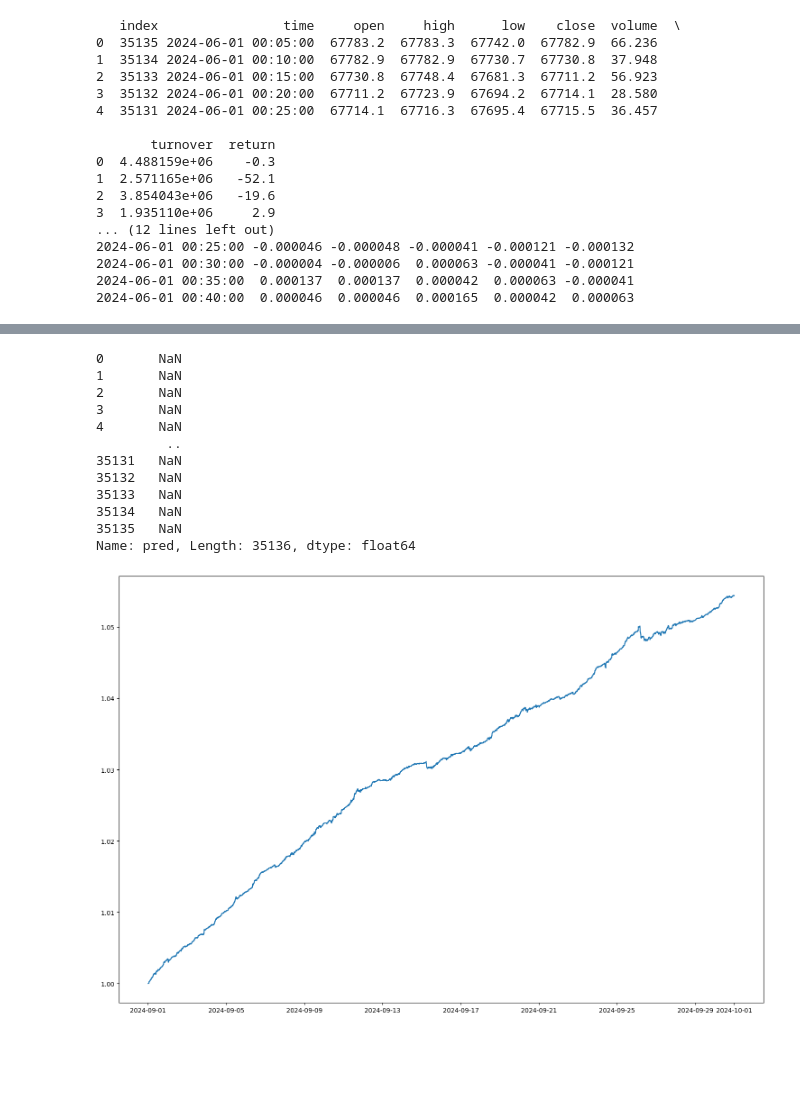
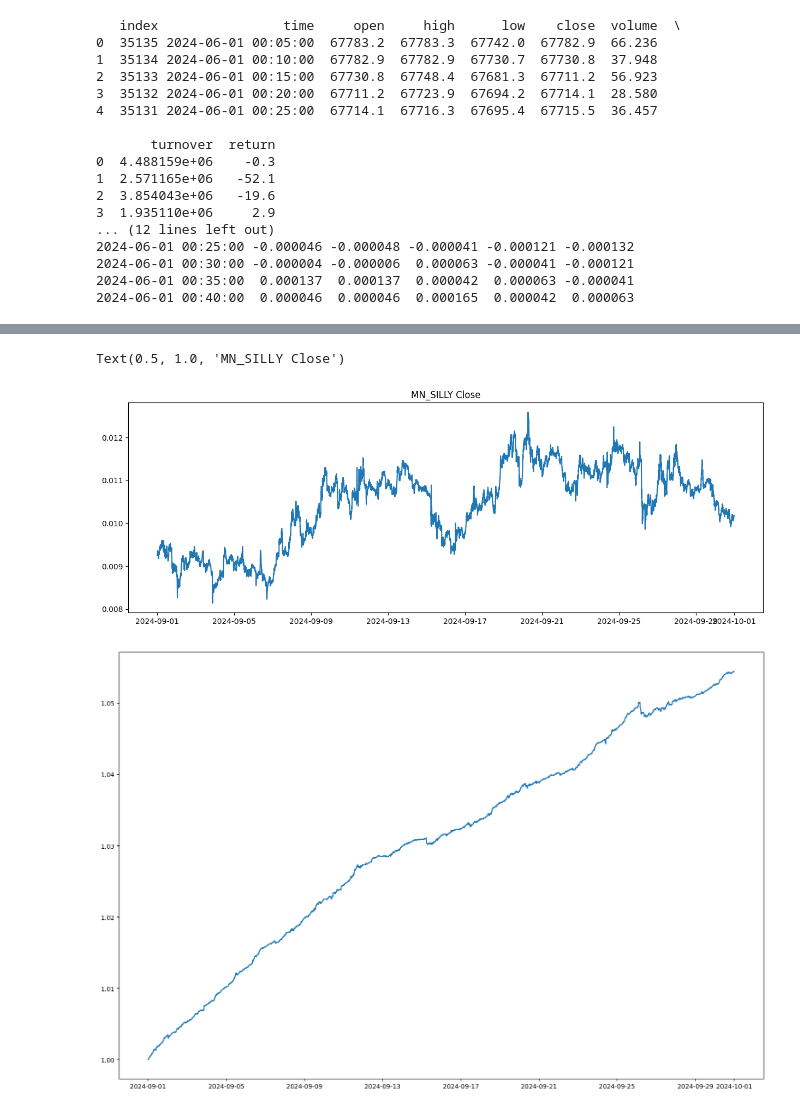
Before and after one commit to CarterTegen/TradingClub, a Jupyter notebook: tegen_analyze2.ipynb, the cells around one changed output, grey strips where cells are left out. Drawn from its saved outputs; the diff is of its cells as text; code cells hidden in the pictures; blank space fills up the shorter version.

```diff
--- a/tegen_analyze2.ipynb
+++ b/tegen_analyze2.ipynb
@@ -245,18 +298,10 @@ plt.show()
-# %%
-print(mn_silly["pred"])
-# %% [output]
-0       NaN
-1       NaN
-2       NaN
-3       NaN
-4       NaN
-         ..
-35131   NaN
-35132   NaN
-35133   NaN
-35134   NaN
-35135   NaN
-Name: pred, Length: 35136, dtype: float64
+# %%
+plt.figure(figsize=(15,5))
+plt.plot(mn_silly["close"])
+plt.title("MN_SILLY Close")
+# %% [output]
+Text(0.5, 1.0, 'MN_SILLY Close')
+[figure, added]
 # %%
 plt.figure(figsize=(15,10))
 plt.plot(X.index[X.index > train_time], p_l[1:])
```
Also changed, not shown: parts of 9 cells of this notebook.
